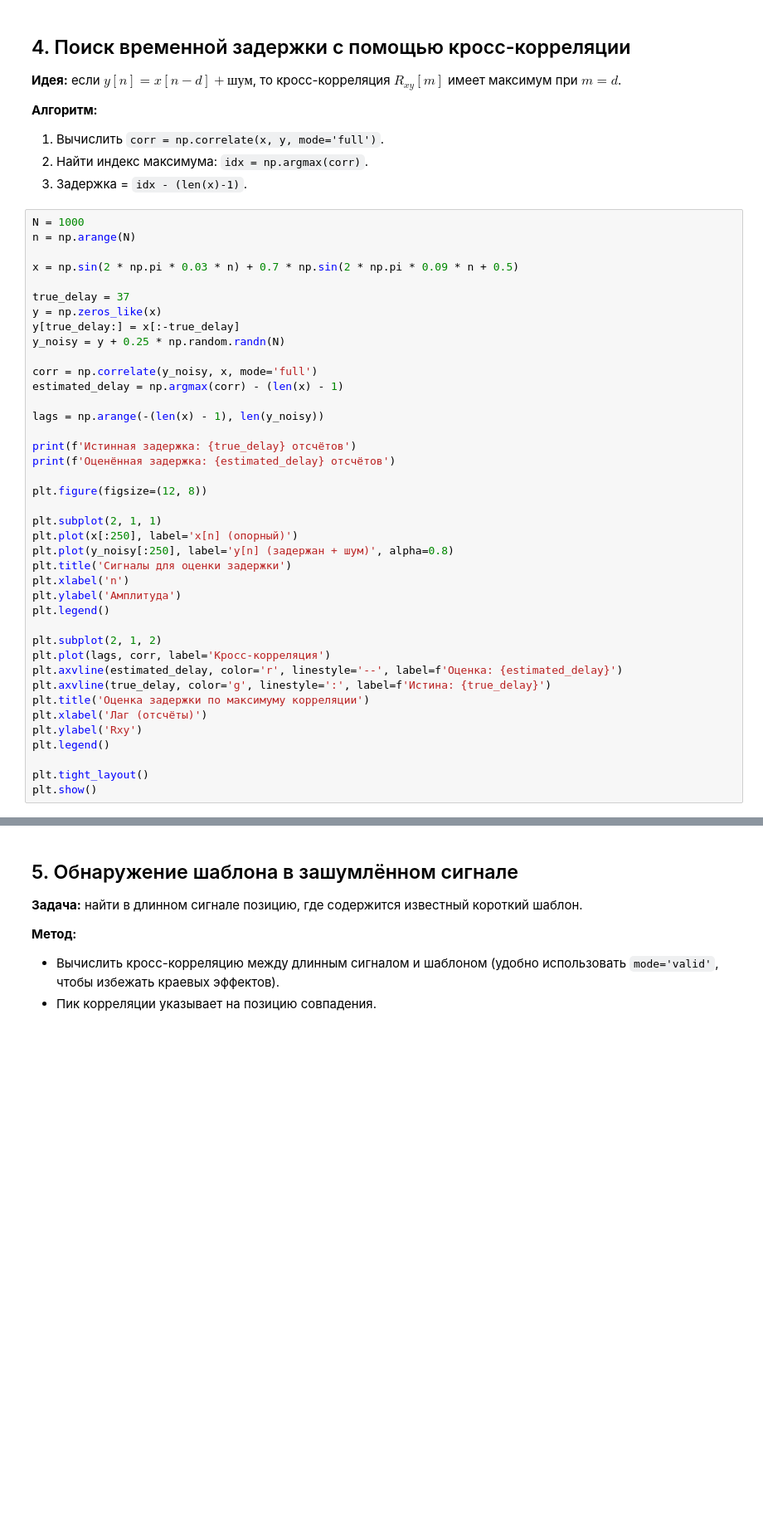
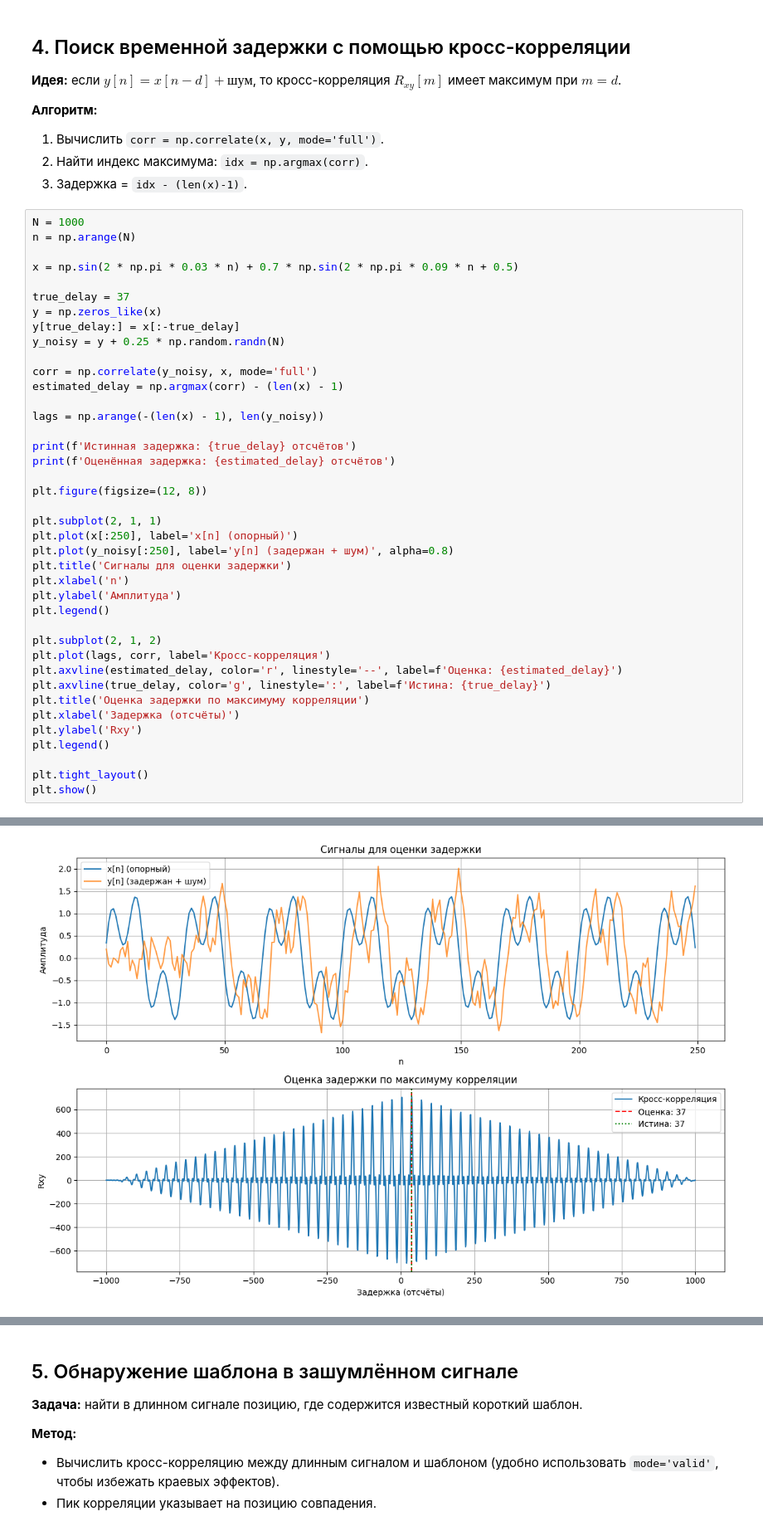
Before and after one commit to ItserX/dsp-seminars, a Jupyter notebook: notes/kondakov_v_lab3.ipynb, the cells around one changed output, grey strips where cells are left out. Shown at 83% size. Drawn from its saved outputs; the diff is of its cells as text; blank space fills up the shorter version.

```diff
--- a/notes/kondakov_v_lab3.ipynb
+++ b/notes/kondakov_v_lab3.ipynb
@@ -190,9 +200,10 @@ plt.plot(lags, corr, label='Кросс-корреляция')
 plt.axvline(estimated_delay, color='r', linestyle='--', label=f'Оценка: {estimated_delay}')
 plt.axvline(true_delay, color='g', linestyle=':', label=f'Истина: {true_delay}')
 plt.title('Оценка задержки по максимуму корреляции')
-plt.xlabel('Лаг (отсчёты)')
+plt.xlabel('Задержка (отсчёты)')
 plt.ylabel('Rxy')
 plt.legend()
 
 plt.tight_layout()
 plt.show()
+# %% [output]
@@ -199 +212,2 @@ plt.show()
+[figure, added]
 # %% [markdown]
```
Also changed, not shown: parts of 10 cells of this notebook.
